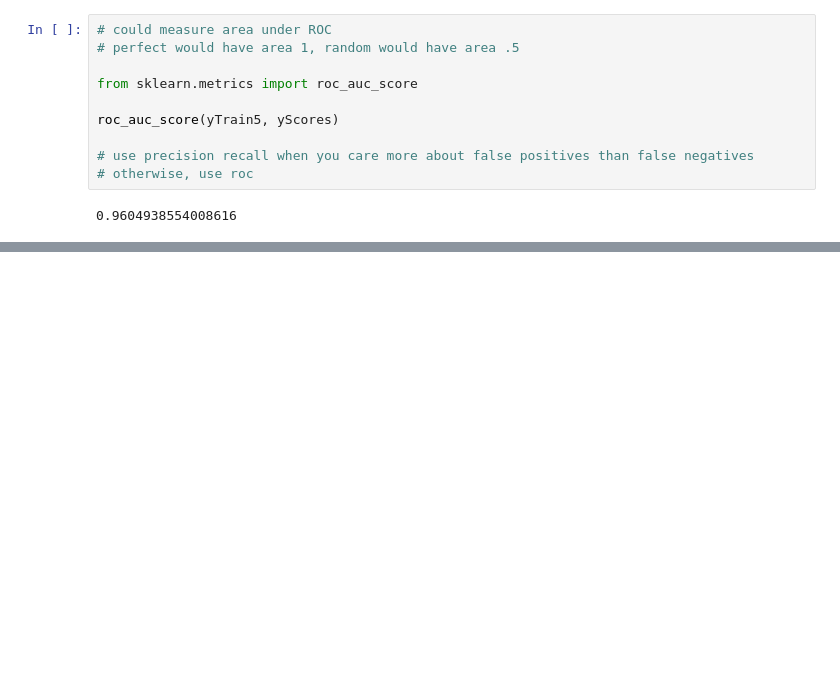
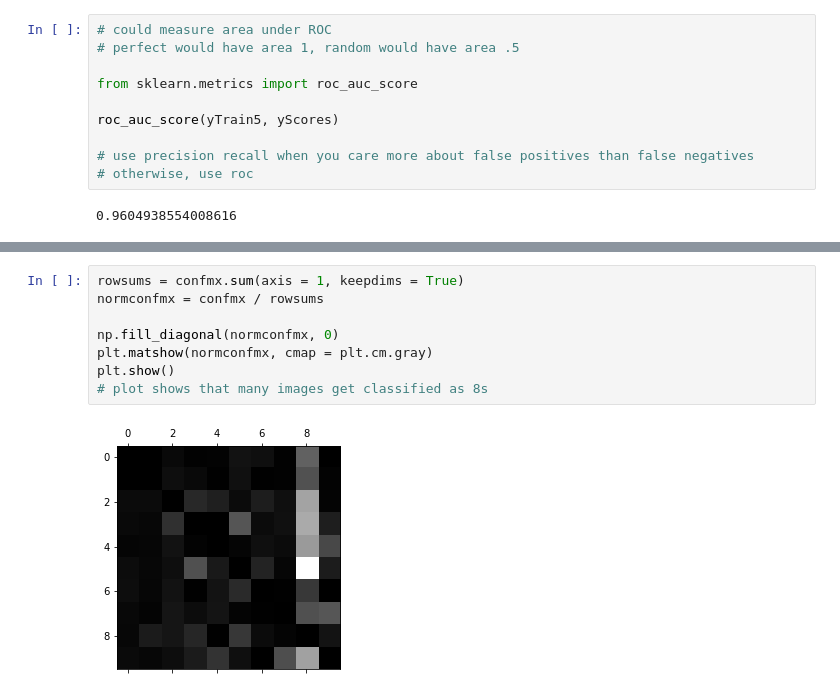
Before and after one commit to ajb5625/HOML2, a Jupyter notebook: Chapter3/Classification.ipynb, the cells around one changed output, grey strips where cells are left out. Cells and saved outputs as stored; diff of their text form; blank space fills up the shorter version.

```diff
--- a/Chapter3/Classification.ipynb
+++ b/Chapter3/Classification.ipynb
@@ -266,0 +351,10 @@ KeyboardInterrupt:
+# %%
+rowsums = confmx.sum(axis = 1, keepdims = True)
+normconfmx = confmx / rowsums
+
+np.fill_diagonal(normconfmx, 0)
+plt.matshow(normconfmx, cmap = plt.cm.gray)
+plt.show()
+# plot shows that many images get classified as 8s
+# %% [output]
+[figure, added]
```
Also changed, not shown: parts of 14 cells of this notebook.
